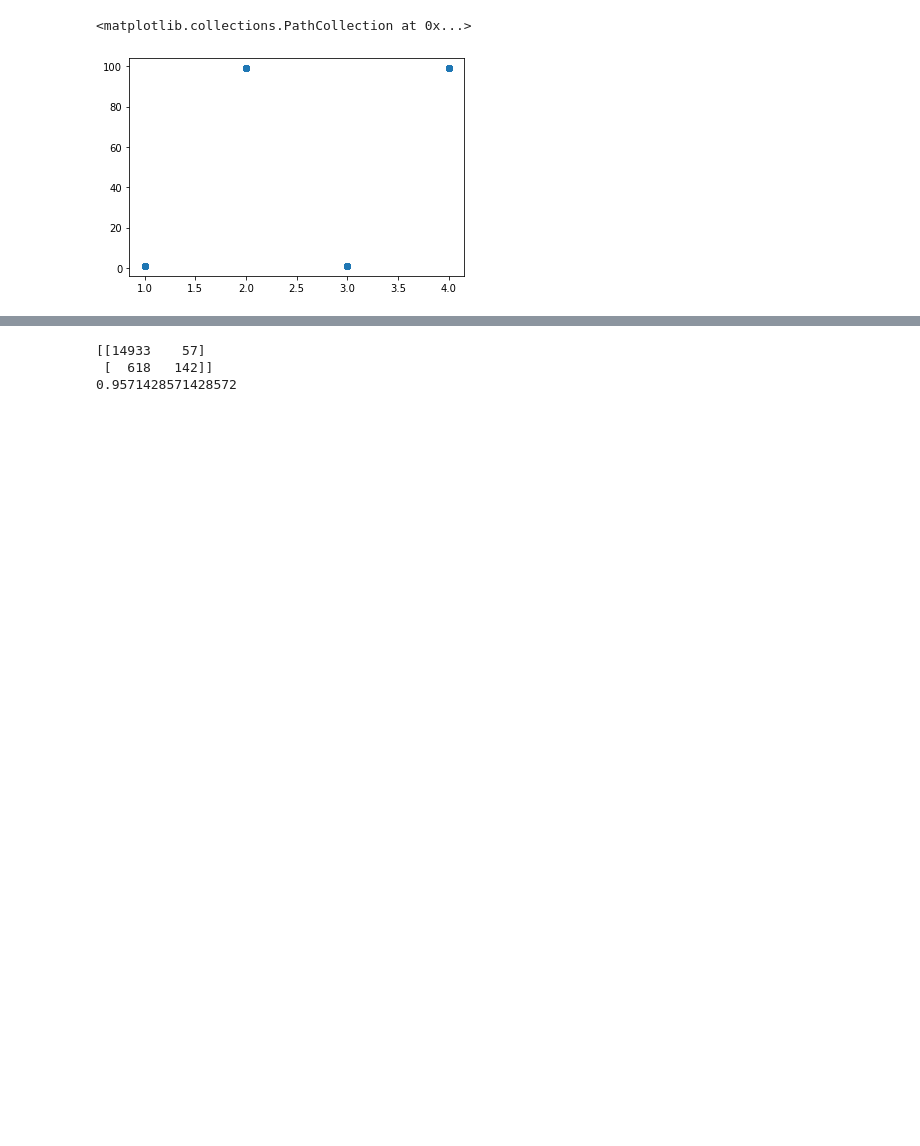
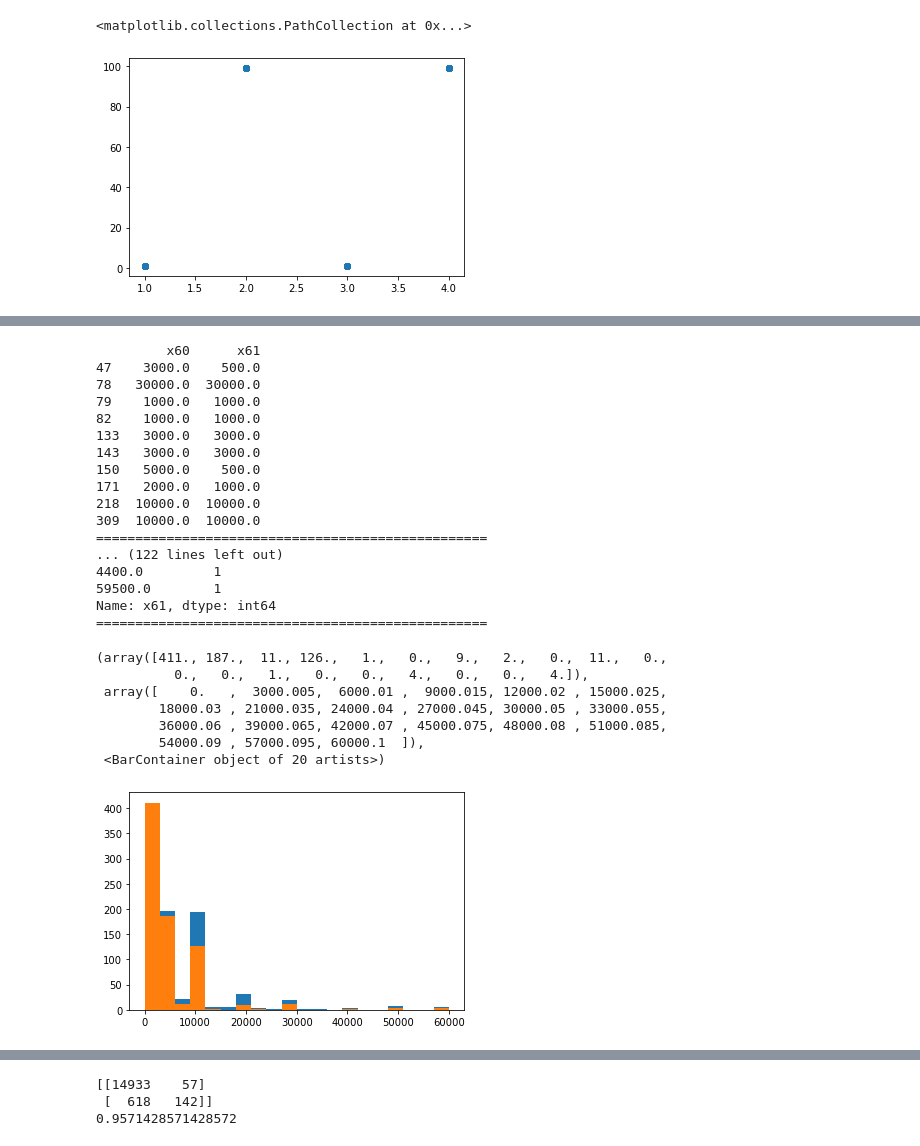
Before and after one commit to tk-tatsuro/data-science, a Jupyter notebook: bainary_classification/binary_classification.ipynb, the cells around one changed output, grey strips where cells are left out. Drawn from its saved outputs; the diff is of its cells as text; code cells hidden in the pictures; blank space fills up the shorter version.

```diff
--- a/bainary_classification/binary_classification.ipynb
+++ b/bainary_classification/binary_classification.ipynb
@@ -2520,0 +2624,39 @@ Name: x6, dtype: int64
+# %%
+# x60,x61
+print(df_spray[['x60','x61']][df_spray['x60']>0].head(10))
+print('='*50)
+print(df_spray['x60'].value_counts())
+print('='*50)
+print(df_spray['x61'].value_counts())
+print('='*50)
+plt.hist(df_spray['x60'][df_spray['x60']>0], bins=20, range=(0,60000.10))
+plt.hist(df_spray['x61'][df_spray['x61']>0], bins=20, range=(0,60000.10))
+# x60⇆x61の相関係数あまり差がない、重要度の低い方を除外する。
+# x60の方が若干高い。x61を除外する。
+# 分布がほぼ同じ特徴量は、削除せず残した方が結果的に効果があるのか？？
+# %% [output]
+         x60      x61
+47    3000.0    500.0
+78   30000.0  30000.0
+79    1000.0   1000.0
+82    1000.0   1000.0
+133   3000.0   3000.0
+143   3000.0   3000.0
+150   5000.0    500.0
+171   2000.0   1000.0
+218  10000.0  10000.0
+309  10000.0  10000.0
+==================================================
+... (122 lines left out)
+4400.0         1
+59500.0        1
+Name: x61, dtype: int64
+==================================================
+(array([411., 187.,  11., 126.,   1.,   0.,   9.,   2.,   0.,  11.,   0.,
+          0.,   0.,   1.,   0.,   0.,   4.,   0.,   0.,   4.]),
+ array([    0.   ,  3000.005,  6000.01 ,  9000.015, 12000.02 , 15000.025,
+        18000.03 , 21000.035, 24000.04 , 27000.045, 30000.05 , 33000.055,
+        36000.06 , 39000.065, 42000.07 , 45000.075, 48000.08 , 51000.085,
+        54000.09 , 57000.095, 60000.1  ]),
+ <BarContainer object of 20 artists>)
+[figure, added]
```
Also changed, not shown: parts of 24 cells of this notebook.
